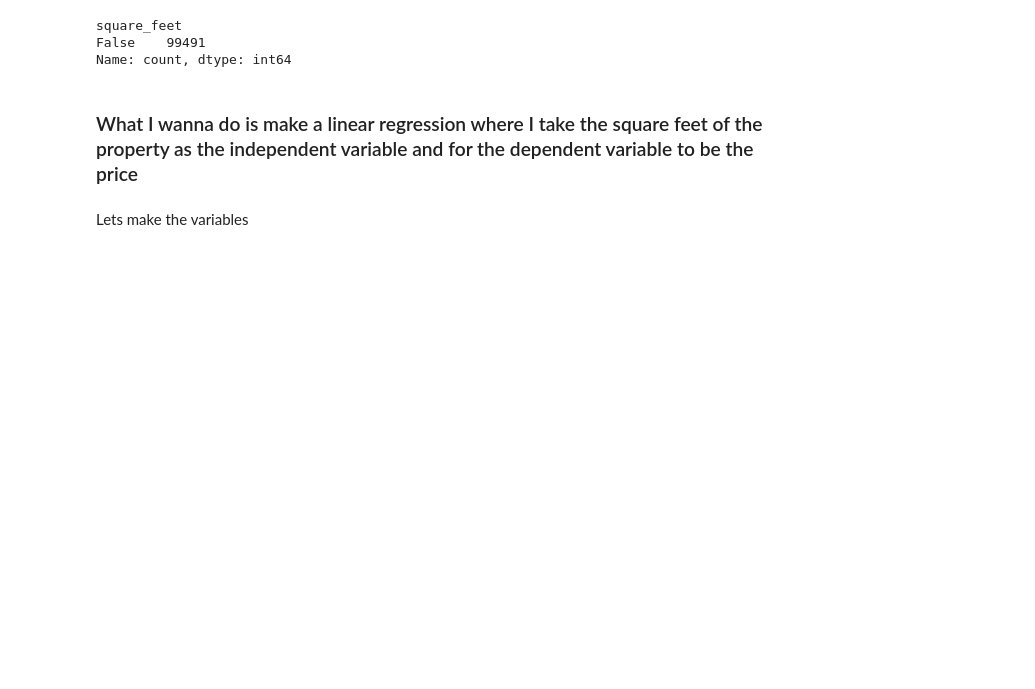
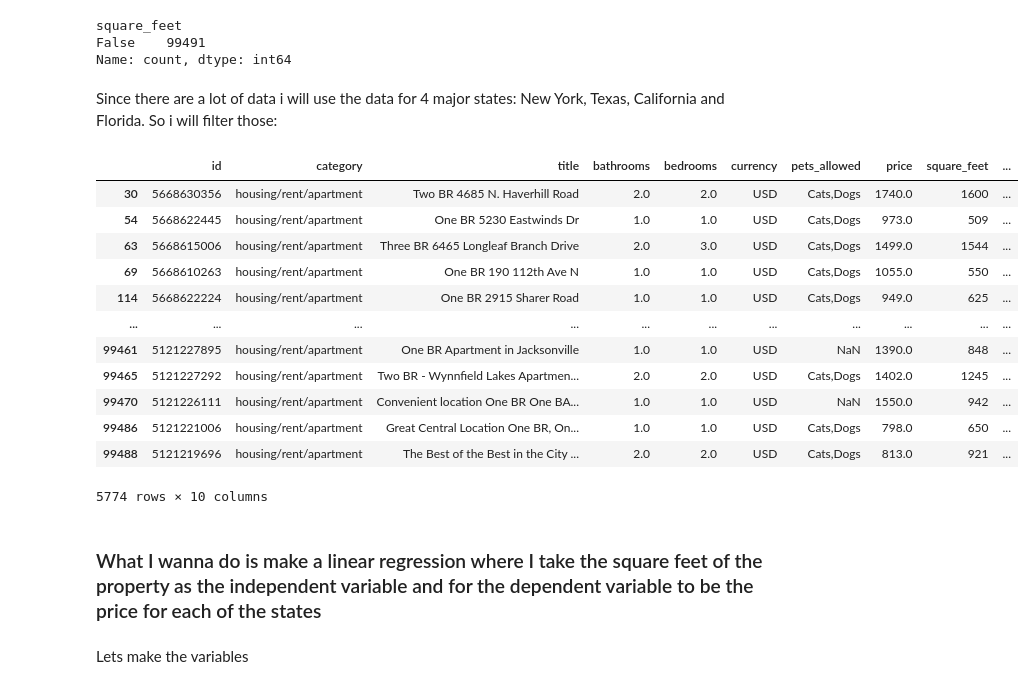
Before and after one commit to bimi2002/Apartment-for-Rent-Classified-Analysation, a Jupyter notebook: dataprocessing.ipynb, the cells around one changed output. Drawn from its saved outputs; the diff is of its cells as text; code cells hidden in the pictures; blank space fills up the shorter version.

Commit message:
Addding the different states dataframes

```diff
--- a/dataprocessing.ipynb
+++ b/dataprocessing.ipynb
@@ -44,8 +44,29 @@ df["square_feet"].isna().value_counts()
 square_feet
 False    99491
 Name: count, dtype: int64
+# %% [markdown]
+Since there are a lot of data i will use the data for 4 major states: New York, Texas, California and Florida. So i will filter those:
+# %%
+df_ny=df[df["state"]=="NY"]#dataframe for new york
+df_tx=df[df["state"]=="TX"]#Dataframe for Texas
+df_ca=df[df["state"]=="CA"]#Dataframe for California
+df_fl=df[df["state"]=="FL"]#Dataframe for Florida
+# %% [output]
+|  | id | category | title | bathrooms | bedrooms | currency | pets_allowed | price | square_feet | ... |
+| 30 | 5668630356 | housing/rent/apartment | Two BR 4685 N. Haverhill Road | 2.0 | 2.0 | USD | Cats,Dogs | 1740.0 | 1600 | ... |
+| 54 | 5668622445 | housing/rent/apartment | One BR 5230 Eastwinds Dr | 1.0 | 1.0 | USD | Cats,Dogs | 973.0 | 509 | ... |
+| 63 | 5668615006 | housing/rent/apartment | Three BR 6465 Longleaf Branch Drive | 2.0 | 3.0 | USD | Cats,Dogs | 1499.0 | 1544 | ... |
+| 69 | 5668610263 | housing/rent/apartment | One BR 190 112th Ave N | 1.0 | 1.0 | USD | Cats,Dogs | 1055.0 | 550 | ... |
+| 114 | 5668622224 | housing/rent/apartment | One BR 2915 Sharer Road | 1.0 | 1.0 | USD | Cats,Dogs | 949.0 | 625 | ... |
+| ... | ... | ... | ... | ... | ... | ... | ... | ... | ... | ... |
+| 99461 | 5121227895 | housing/rent/apartment | One BR Apartment in Jacksonville | 1.0 | 1.0 | USD | NaN | 1390.0 | 848 | ... |
+| 99465 | 5121227292 | housing/rent/apartment | Two BR - Wynnfield Lakes Apartmen... | 2.0 | 2.0 | USD | Cats,Dogs | 1402.0 | 1245 | ... |
+| 99470 | 5121226111 | housing/rent/apartment | Convenient location One BR One BA... | 1.0 | 1.0 | USD | NaN | 1550.0 | 942 | ... |
+| 99486 | 5121221006 | housing/rent/apartment | Great Central Location One BR, On... | 1.0 | 1.0 | USD | Cats,Dogs | 798.0 | 650 | ... |
+| 99488 | 5121219696 | housing/rent/apartment | The Best of the Best in the City ... | 2.0 | 2.0 | USD | Cats,Dogs | 813.0 | 921 | ... |
+5774 rows × 10 columns
 # %% [markdown]
-### What I wanna do is make a linear regression where I take the square feet of the property as the independent variable and for the dependent variable to be the price
+### What I wanna do is make a linear regression where I take the square feet of the property as the independent variable and for the dependent variable to be the price for each of the states
 # %% [markdown]
 Lets make the variables
 # %%
```
Also changed, not shown: parts of 2 cells of this notebook.
